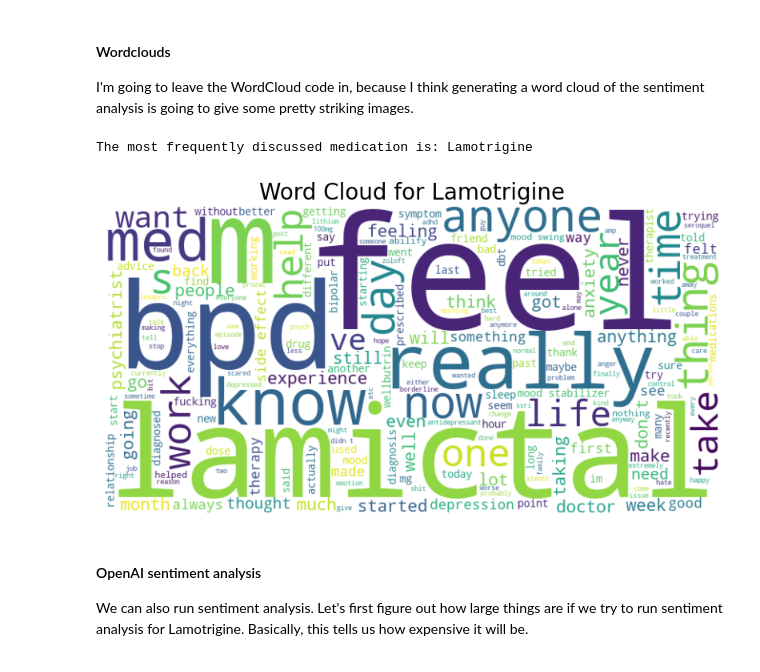
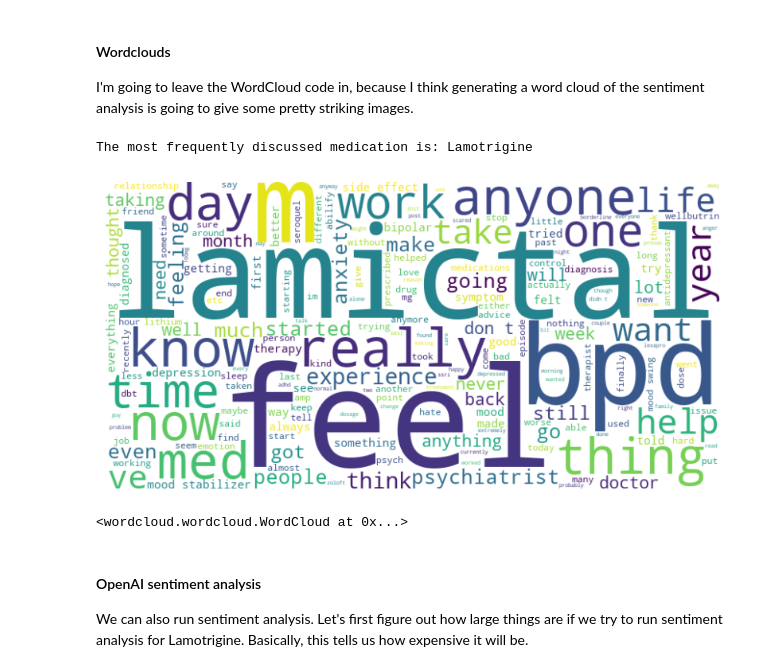
Before and after one commit to mitch-hamidi/may-2024-mental-health-nlp, a Jupyter notebook: Gabe's_notebooks/relevant_post_analysis/5_OpenAI_text_analysis_4o.ipynb, the cells around one changed output. Cells and saved outputs as stored; diff of their text form; code cells hidden in the pictures.

```diff
--- a/Gabe's_notebooks/relevant_post_analysis/5_OpenAI_text_analysis_4o.ipynb
+++ b/Gabe's_notebooks/relevant_post_analysis/5_OpenAI_text_analysis_4o.ipynb
@@ -70,37 +70,40 @@ I'm going to leave the WordCloud code in, because I think generating a word clou
 # %%
 from wordcloud import WordCloud, STOPWORDS
 
 
 
 # Find the most frequently discussed medication
 drug_frequencies = df['drug_list'].explode().value_counts()
 most_frequent_medication = drug_frequencies.idxmax()
 
 print(f"The most frequently discussed medication is: {most_frequent_medication}")
 
 # Filter rows containing the most frequently discussed medication
 filtered_df = df[df['drug_list'].apply(lambda x: most_frequent_medication in x)]
 
 # Combine the 'combined_text' of those rows
 combined_text = " ".join(filtered_df['combined_text'])
 
 # Define additional stopwords if needed
 stopwords = set(STOPWORDS)
-additional_stopwords = {"medication", "passage","lamotrigine"}  # Add custom stopwords here
+additional_stopwords = {"medication", "passage","lamotrigine","s","fucking"}  # Adding custom stopwords. The last one here is to remove profanity from the cloud
 stopwords.update(additional_stopwords)
 
 # Generate the word cloud
 wordcloud = WordCloud(width=800, height=400, background_color='white', stopwords=stopwords).generate(combined_text)
 
 # Display the word cloud using matplotlib
-plt.figure(figsize=(10, 5))
+plt.figure(figsize=(10, 7))
 plt.imshow(wordcloud, interpolation='bilinear')
 plt.axis('off')
-plt.title(f"Word Cloud for {most_frequent_medication}", fontsize=20)
+#plt.title(f"Word Cloud for {most_frequent_medication}", fontsize=20)
 plt.show()
+
+wordcloud.to_file('Lamotrigine_words.png')
 # %% [output]
 The most frequently discussed medication is: Lamotrigine
-[figure, old version]
+[figure, new version]
+<wordcloud.wordcloud.WordCloud at 0x...>
 # %% [markdown]
 #### OpenAI sentiment analysis
 
```
Also changed, not shown: parts of 1 cell of this notebook, 12 other files.
